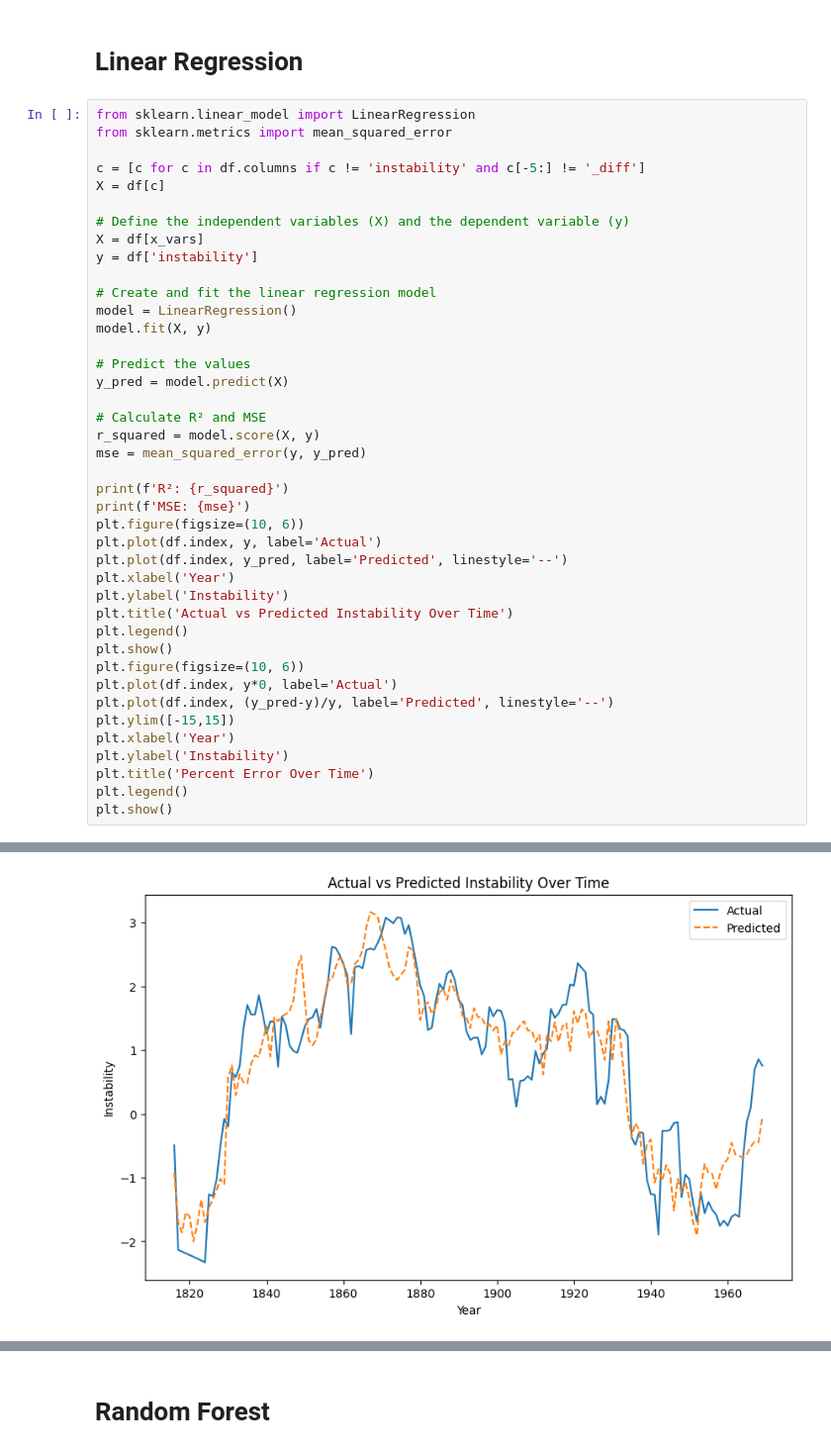
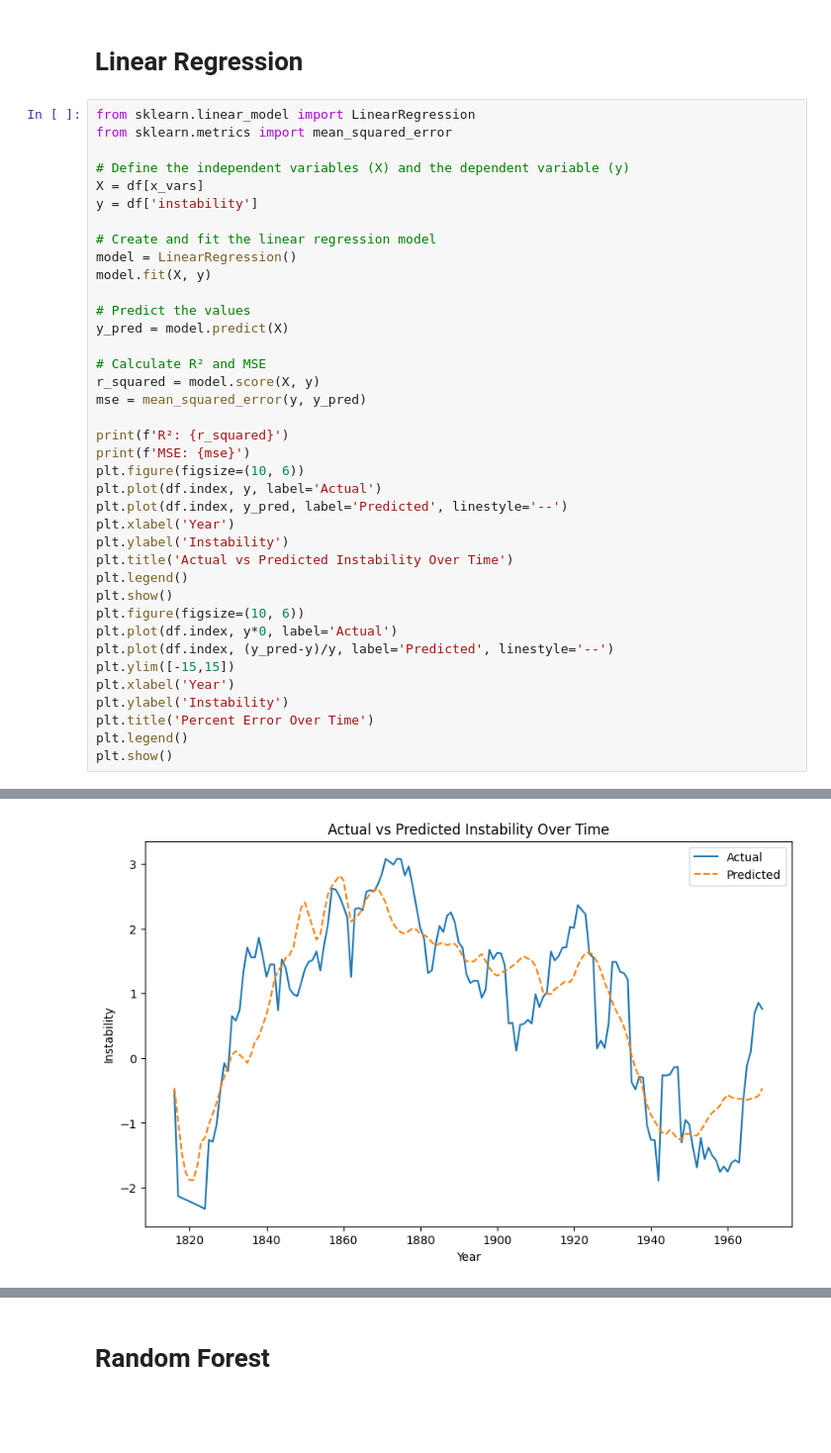
Before and after one commit to Jichao-Yang/data221, a Jupyter notebook: final/3.ipynb, the cells around one changed output, grey strips where cells are left out. Shown: that part at 99% size. Cells and saved outputs as stored; diff of their text form; blank space fills up the shorter version.

```diff
--- a/final/3.ipynb
+++ b/final/3.ipynb
@@ -15,9 +15,6 @@ Rationale for this section:
 # %%
 from sklearn.linear_model import LinearRegression
 from sklearn.metrics import mean_squared_error
-
-c = [c for c in df.columns if c != 'instability' and c[-5:] != '_diff']
-X = df[c]
 
 # Define the independent variables (X) and the dependent variable (y)
 X = df[x_vars]
@@ -59 +56 @@ MSE: 0.36717418190228607
-[figure, old version]
+[figure, new version]
```
Also changed, not shown: parts of 3 cells of this notebook, 17 other files.
